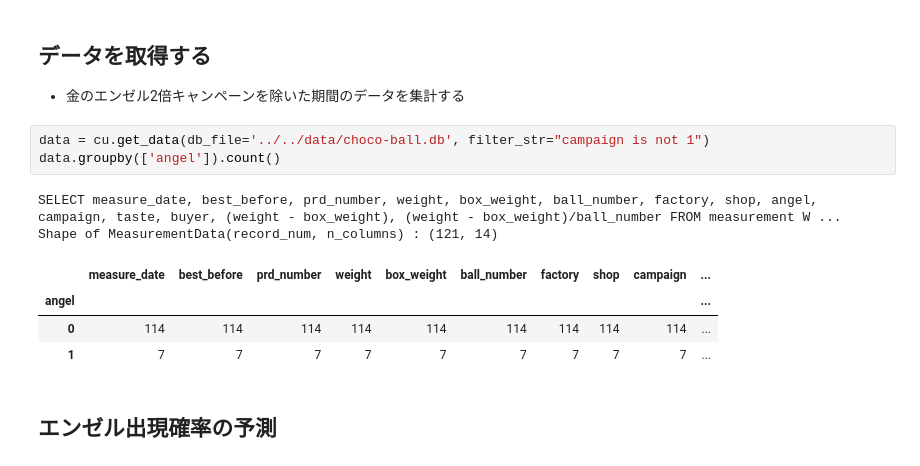
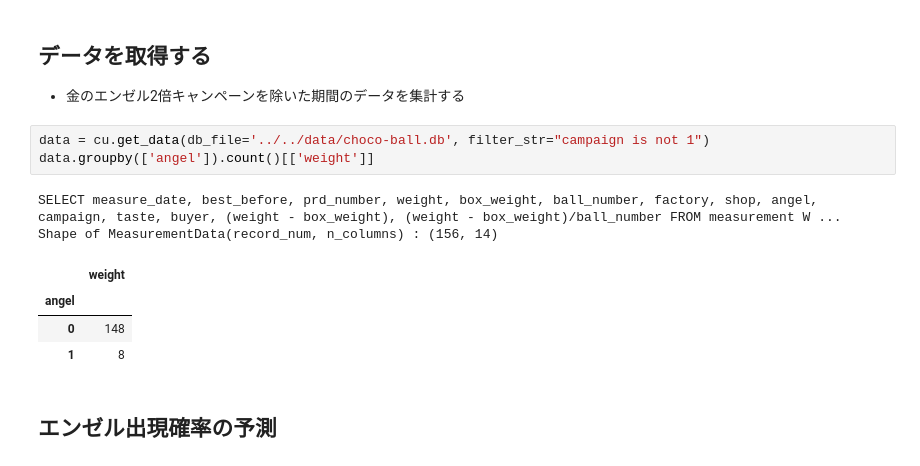
Before and after one commit to tok41/choco-ball-statistics, a Jupyter notebook: analysis/jupyter/estimate-try-count-bayes.ipynb, the cells around one changed output. Saved outputs shown, nothing was run; the diff lists cells and outputs as text.

Commit message:
update estimate-try-count

```diff
--- a/analysis/jupyter/estimate-try-count-bayes.ipynb
+++ b/analysis/jupyter/estimate-try-count-bayes.ipynb
@@ -21,14 +21,14 @@ import ChocoUtils as cu
 - 金のエンゼル2倍キャンペーンを除いた期間のデータを集計する
 # %%
 data = cu.get_data(db_file='../../data/choco-ball.db', filter_str="campaign is not 1")
-data.groupby(['angel']).count()
+data.groupby(['angel']).count()[['weight']]
 # %% [output]
 SELECT measure_date, best_before, prd_number, weight, box_weight, ball_number, factory, shop, angel, campaign, taste, buyer, (weight - box_weight), (weight - box_weight)/ball_number FROM measurement W ...
-Shape of MeasurementData(record_num, n_columns) : (121, 14)
+Shape of MeasurementData(record_num, n_columns) : (156, 14)
-|  | measure_date | best_before | prd_number | weight | box_weight | ball_number | factory | shop | campaign | ... |
-| angel |  |  |  |  |  |  |  |  |  | ... |
-| 0 | 114 | 114 | 114 | 114 | 114 | 114 | 114 | 114 | 114 | ... |
-| 1 | 7 | 7 | 7 | 7 | 7 | 7 | 7 | 7 | 7 | ... |
+|  | weight |
+| angel |  |
+| 0 | 148 |
+| 1 | 8 |
 # %% [markdown]
 ## エンゼル出現確率の予測
 # %%
```
Also changed, not shown: parts of 9 cells of this notebook, 1 other file.
